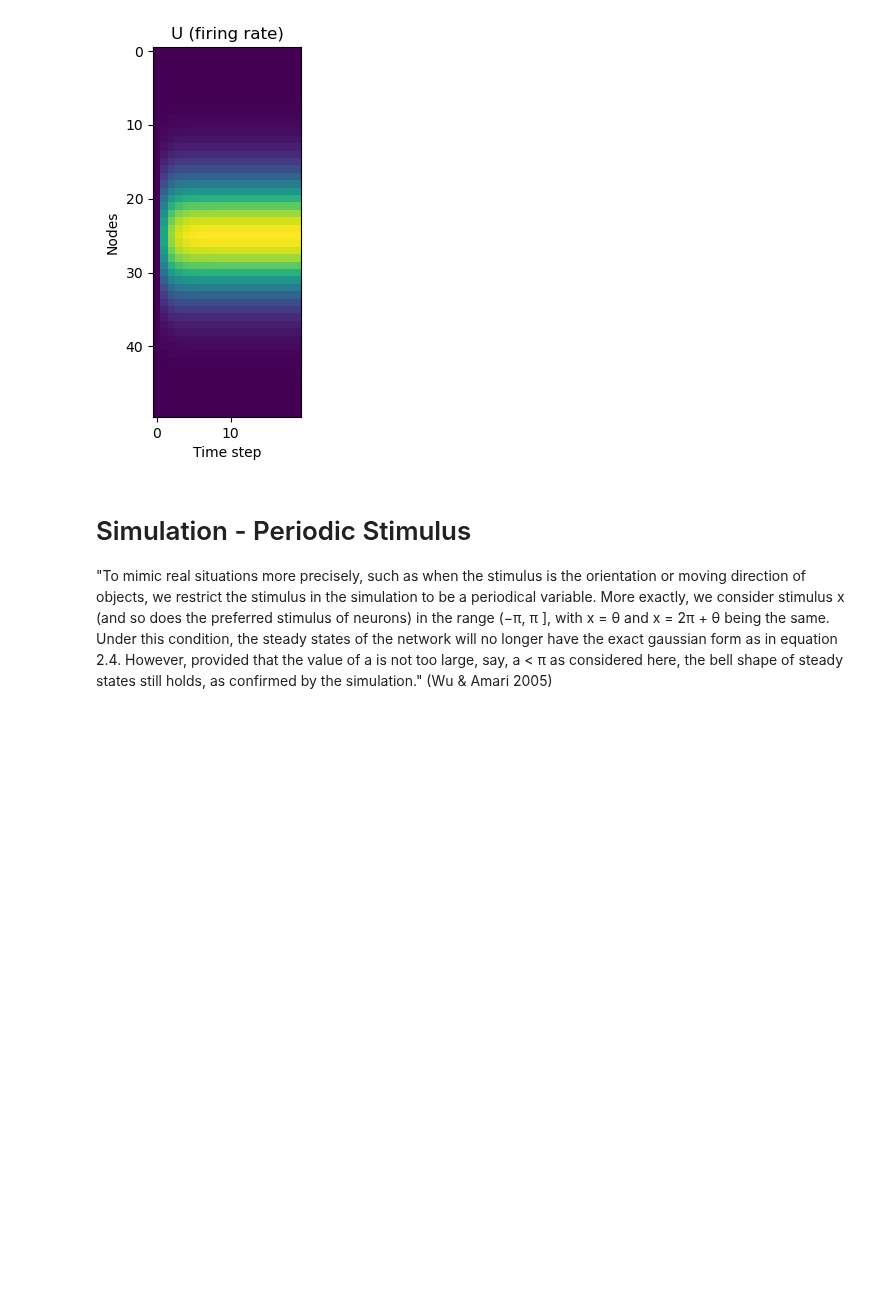
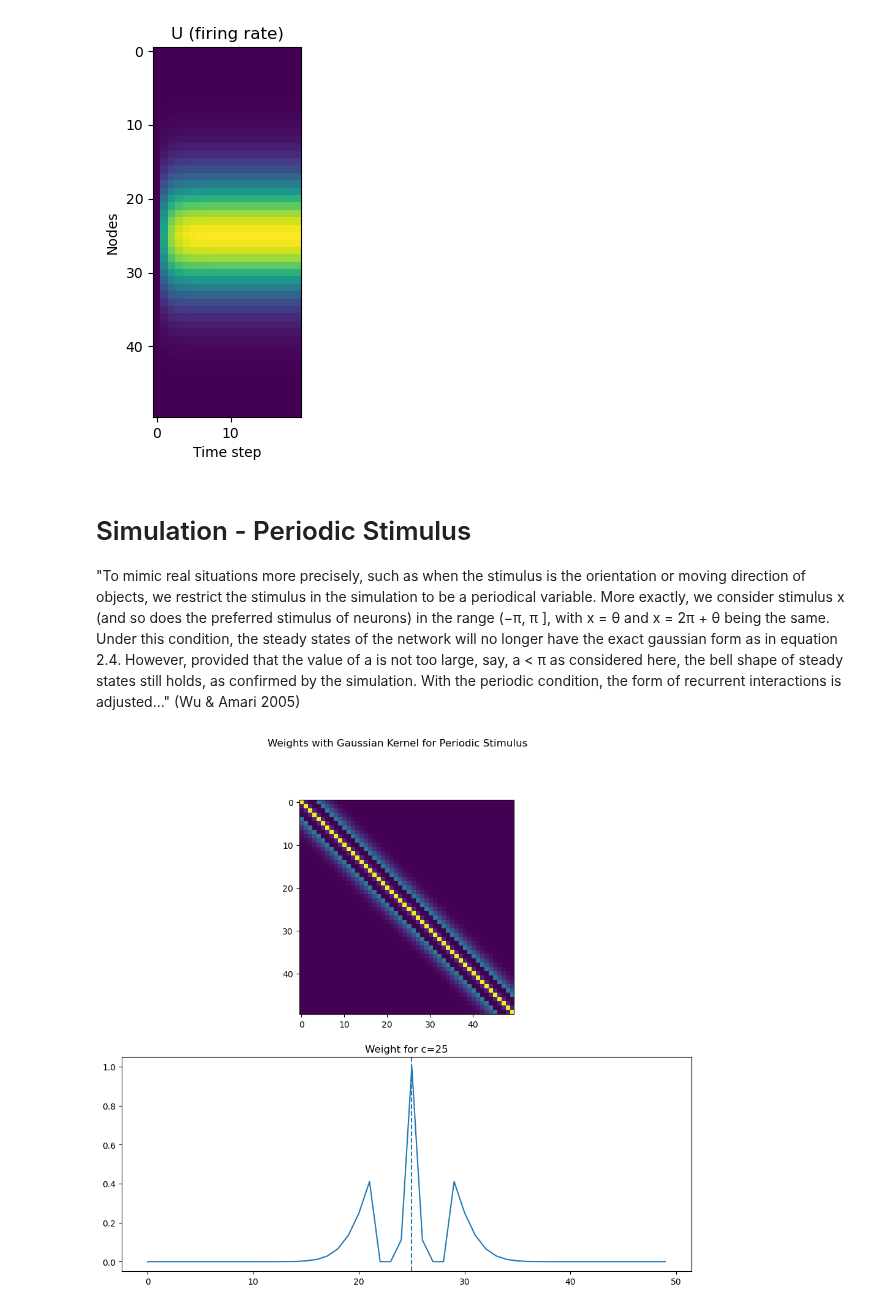
Before and after one commit to michealrm/Trappenberg_CAAN, a Jupyter notebook: caan_simulation.ipynb, the cells around one changed output. Cells and saved outputs as stored; diff of their text form; code cells hidden in the pictures; blank space fills up the shorter version.

Commit message:
Recurrent interaction for periodic stimulus

```diff
--- a/caan_simulation.ipynb
+++ b/caan_simulation.ipynb
@@ -80,4 +80,19 @@ ndyn.plot_firing_rate(network)
 [figure]
 # %% [markdown]
 # Simulation - Periodic Stimulus
-"To mimic real situations more precisely, such as when the stimulus is the orientation or moving direction of objects, we restrict the stimulus in the simulation to be a periodical variable. More exactly, we consider stimulus x (and so does the preferred stimulus of neurons) in the range (−π, π ], with x = θ and x = 2π + θ being the same. Under this condition, the steady states of the network will no longer have the exact gaussian form as in equation 2.4. However, provided that the value of a is not too large, say, a < π as considered here, the bell shape of steady states still holds, as confirmed by the simulation." (Wu & Amari 2005)
+"To mimic real situations more precisely, such as when the stimulus is the orientation or moving direction of objects, we restrict the stimulus in the simulation to be a periodical variable. More exactly, we consider stimulus x (and so does the preferred stimulus of neurons) in the range (−π, π ], with x = θ and x = 2π + θ being the same. Under this condition, the steady states of the network will no longer have the exact gaussian form as in equation 2.4. However, provided that the value of a is not too large, say, a < π as considered here, the bell shape of steady states still holds, as confirmed by the simulation. With the periodic condition, the form of recurrent interactions is adjusted..." (Wu & Amari 2005)
+# %%
+# Weight matrix for periodic stimulus
+def weights_for_periodic_stimulus(N, a:int = 0.2):
+    diff_matrix = ndyn.get_diff_matrix(N)
+
+    gt_pi = diff_matrix > np.pi
+    lte_pi = diff_matrix <= np.pi
+    diff_matrix[gt_pi] = np.exp(-np.power(diff_matrix[gt_pi], 2) / (2 * np.power(a, 2)))
+    diff_matrix[lte_pi] = np.exp(-np.power(2 * np.pi * diff_matrix[lte_pi], 2) / (2 * np.power(a, 2)))
+    return diff_matrix
+
+network = ndyn.Network(N=50, T=20, W_func=weights_for_periodic_stimulus, W_kwargs={'a': 3})
+ndyn.plot_weight(network, 25)
+# %% [output]
+[figure, added]
```
Also changed, not shown: parts of 2 cells of this notebook, 1 other file.
